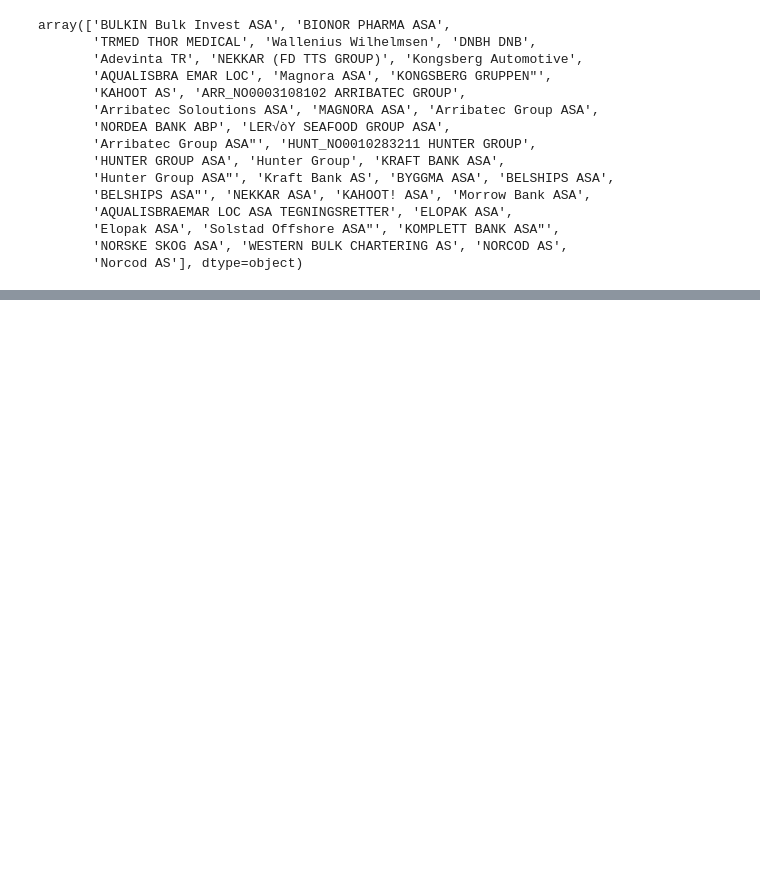
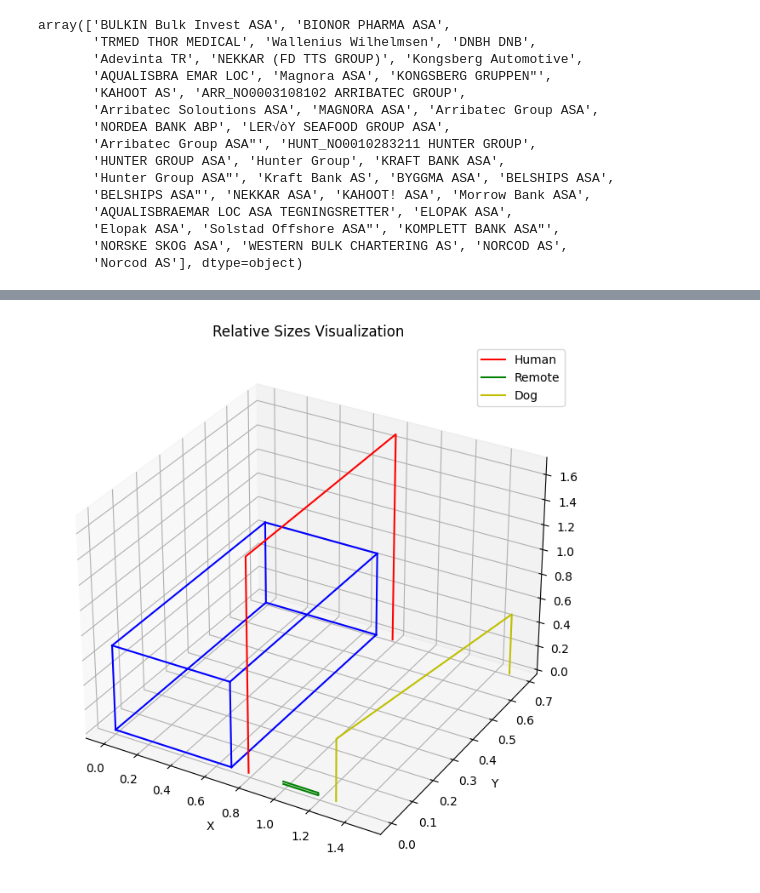
Before and after one commit to Danieljoha/Sok-2008, a Jupyter notebook: Utfordring 1/datajobbing.ipynb, the cells around one changed output, grey strips where cells are left out. Cells and saved outputs as stored; diff of their text form; code cells hidden in the pictures; blank space fills up the shorter version.

```diff
--- a/Utfordring 1/datajobbing.ipynb
+++ b/Utfordring 1/datajobbing.ipynb
@@ -2459,0 +2497,43 @@ test = df[(df['Dato'] >= '2020-07-01') & (df['Dato'] <= '2020-10-15')]
+# %%
+# Dimensions for the assumed objects
+human_height = 1.7
+remote_length = 0.2
+dog_height = 0.5
+
+# Setting up the figure and axis
+fig = plt.figure(figsize=(10,8))
+ax = fig.add_subplot(111, projection='3d')
+
+# Drawing the cube
+for edge in edges:
+    ax.plot3D(*zip(*[points[edge[0]], points[edge[1]]]), color='b')
+
+# Drawing the human
+human_x = [s + 0.1, s + 0.1, s + 0.1, s + 0.1]
+human_y = [0, 0, s, s]
+human_z = [0, human_height, human_height, 0]
+ax.plot3D(human_x, human_y, human_z, color='r', label='Human')
+
+# Drawing the remote
+remote_x = [s + 0.3, s + 0.3 + remote_length, s + 0.3 + remote_length, s + 0.3]
+remote_y = [0, 0, 0, 0]
+remote_z = [0, 0, 0.02, 0.02]
+ax.plot3D(remote_x, remote_y, remote_z, color='g', label='Remote')
+
+# Drawing the dog
+dog_x = [s + 0.6, s + 0.6, s + 0.8, s + 0.8]
+dog_y = [0, 0, s, s]
+dog_z = [0, dog_height, dog_height, 0]
+ax.plot3D(dog_x, dog_y, dog_z, color='y', label='Dog')
+
+ax.set_xlabel('X')
+ax.set_ylabel('Y')
+ax.set_zlabel('Z')
+ax.set_title('Relative Sizes Visualization')
+ax.legend()
+
+
+#save png
+plt.savefig('C:/Users/Daniel/Downloads/relative_sizes.png', dpi=900, bbox_inches='tight')
+# %% [output]
+[figure, added]
```
Also changed, not shown: parts of 2 cells of this notebook.
